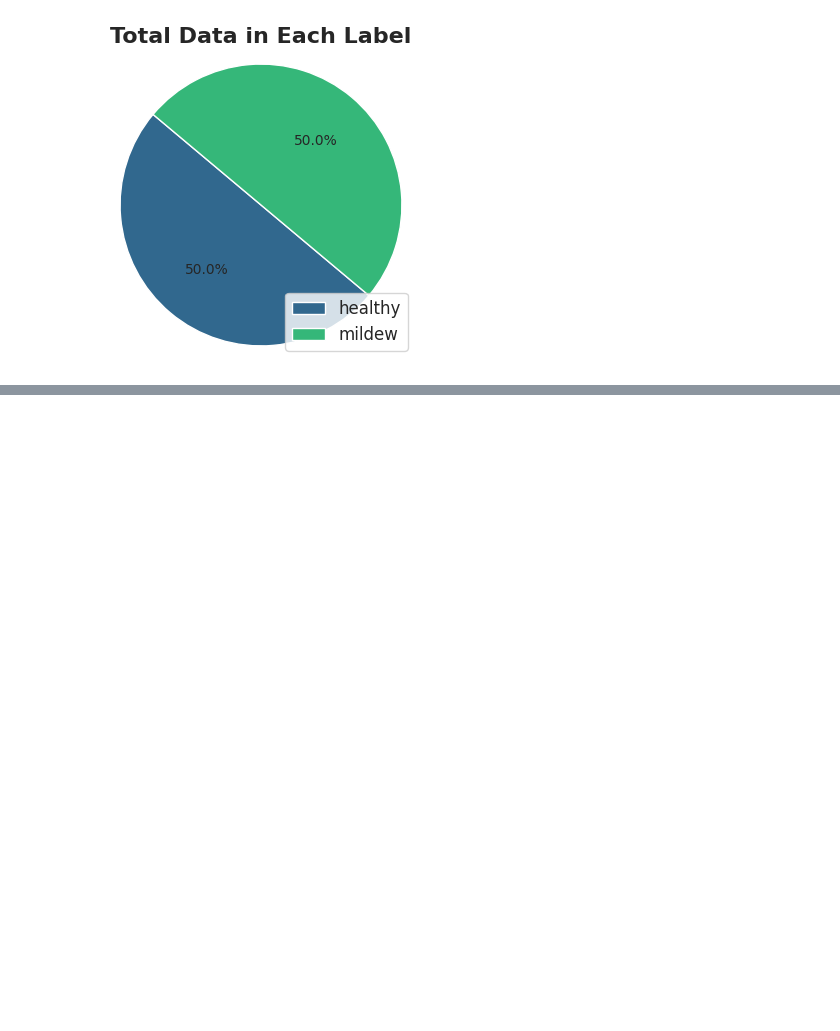
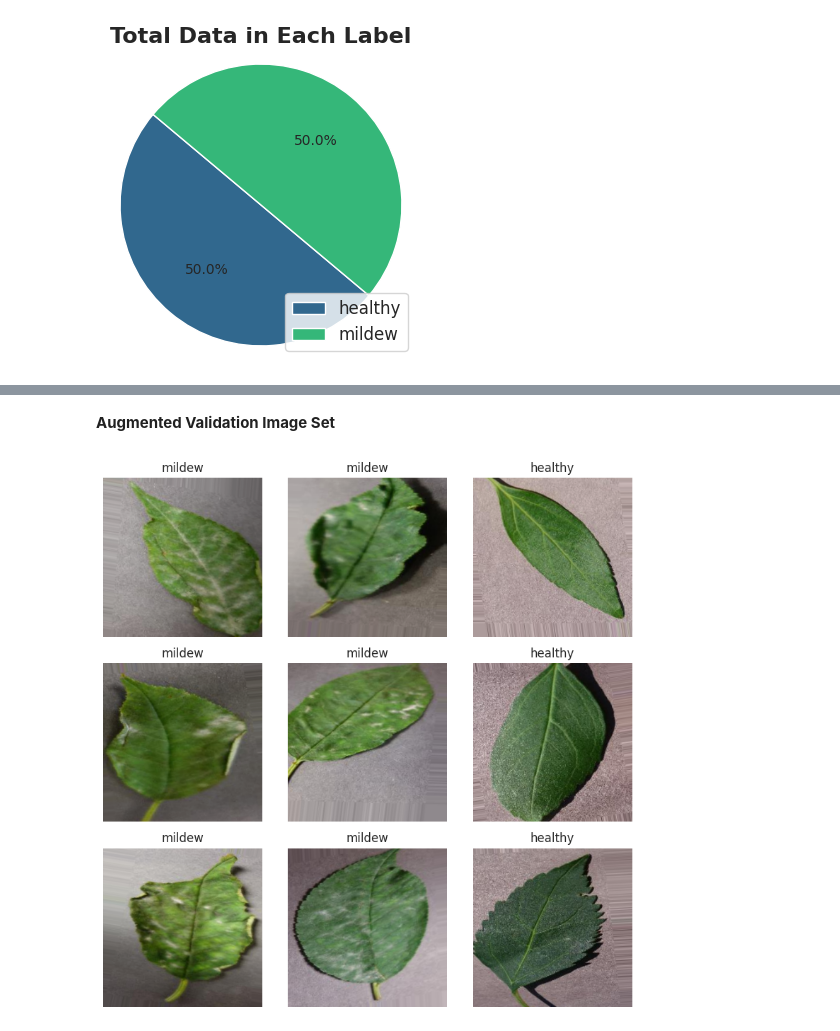
Before and after one commit to NixTS/ml-mildew-detection-in-cherry-leaves, a Jupyter notebook: jupyter_notebooks/nb-3_modelling-and-evaluation.ipynb, the cells around one changed output, grey strips where cells are left out. Saved outputs shown, nothing was run; the diff lists cells and outputs as text; code cells hidden in the pictures; blank space fills up the shorter version.

```diff
--- a/jupyter_notebooks/nb-3_modelling-and-evaluation.ipynb
+++ b/jupyter_notebooks/nb-3_modelling-and-evaluation.ipynb
@@ -169,0 +220,11 @@ display_data_distribution(dataset_dir, file_path)
+# %%
+validation_set = augmentation_data.flow_from_directory(
+    val_path,
+    target_size=image_shape[:2],
+    color_mode='rgb',
+    batch_size=batch_size,
+    class_mode='binary',
+    shuffle=True
+    )
+
+validation_set.class_indices
@@ -169,0 +275,18 @@ display_data_distribution(dataset_dir, file_path)
+# %% [markdown]
+**Augmented Validation Image Set**
+# %%
+fig, axes = plt.subplots(3, 3, figsize=(8, 8))
+
+for i in range(9):
+    img, label = next(validation_set)
+    label_name = label_names[label[0]]
+
+    axes[i // 3, i % 3].imshow(img[0])
+    axes[i // 3, i % 3].set_title(label_name)
+
+    axes[i // 3, i % 3].axis('off')
+
+plt.tight_layout()
+plt.show()
+# %% [output]
+[figure, added]
```
Also changed, not shown: parts of 24 cells of this notebook, 1 other file.
